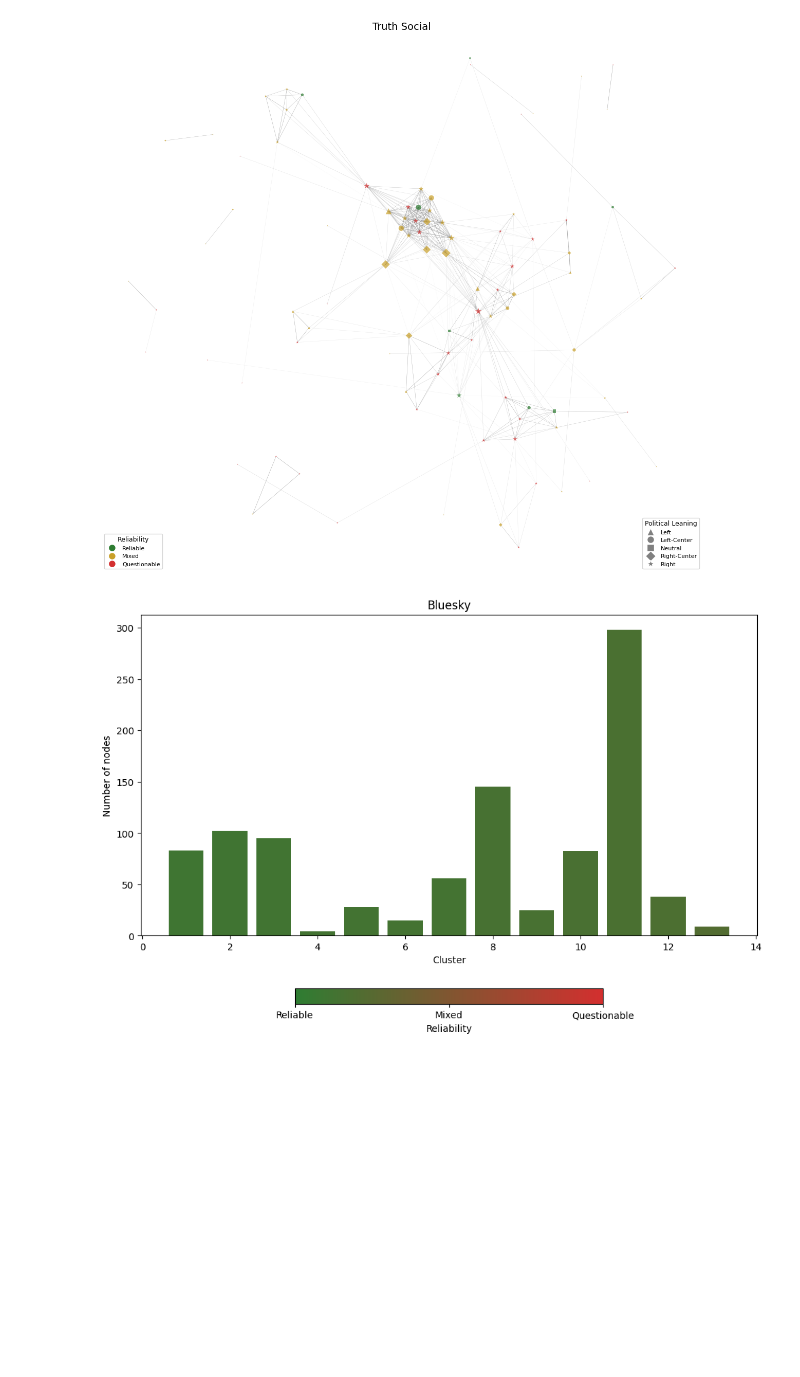
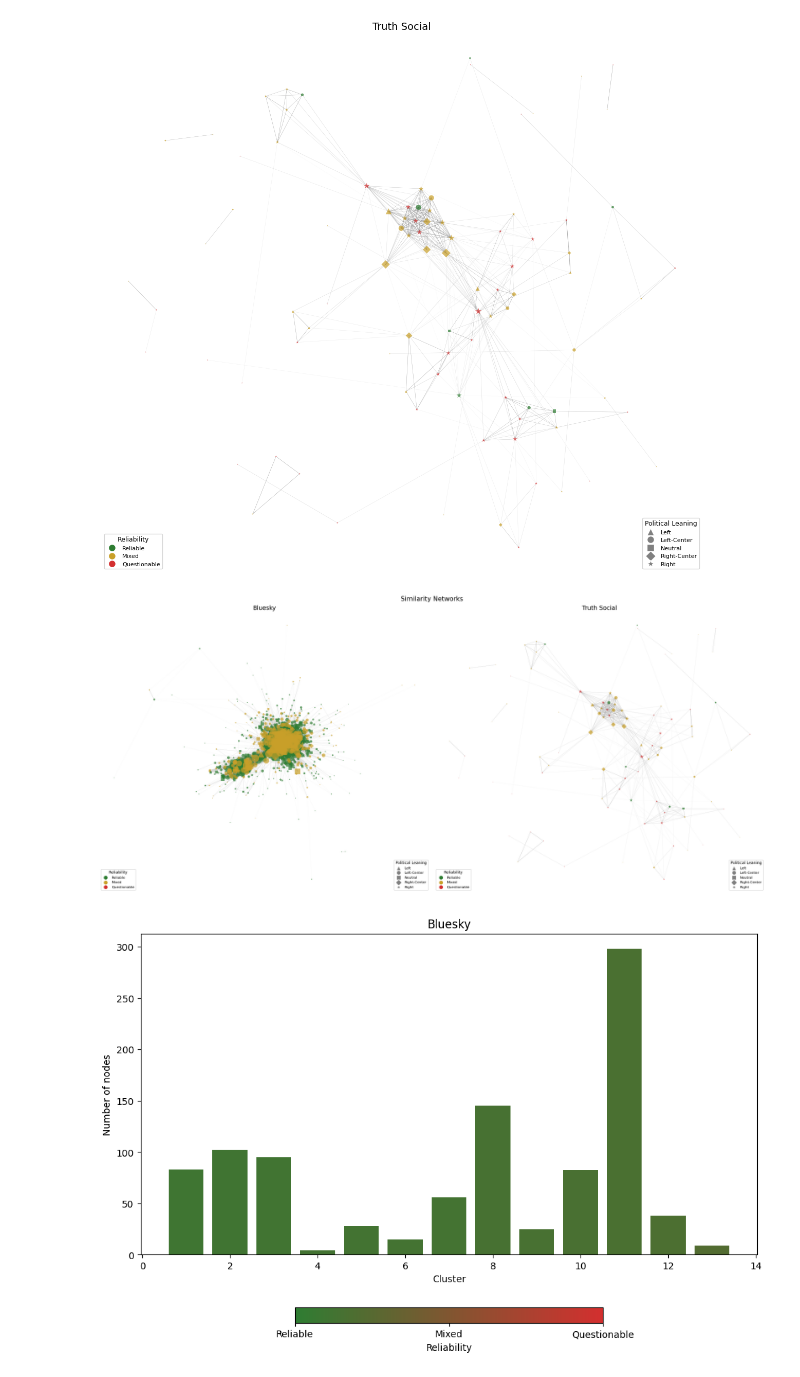
Before and after one commit to kdefeo5/bksytruth, a Jupyter notebook: 09_DissertationNetworkAnalysis.ipynb, the cells around one changed output. Drawn from its saved outputs; the diff is of its cells as text; code cells hidden in the pictures; blank space fills up the shorter version.

Commit message:
updates to topics, results and network analysis visuals and outputs

```diff
--- a/09_DissertationNetworkAnalysis.ipynb
+++ b/09_DissertationNetworkAnalysis.ipynb
@@ -206,6 +206,55 @@ plot_network(G_truth, 'Truth Social', f'{CLEAN}/fig_network_truth_louvain.png')
 # %% [output]
 [figure]
 [figure]
+# %%
+## plot networks # side by side
+
+def plot_network(G, title, save_path, ax=None):
+    pos = nx.spring_layout(G, k=0.3, seed=42, iterations=50)
+    standalone = ax is None
+    if standalone:
+        fig, ax = plt.subplots(figsize=(12, 11))
+    weights = [G[u][v]['weight'] for u, v in G.edges()]
+    w_min, w_max = min(weights), max(weights)
+    for (u, v), w in zip(G.edges(), weights):
+        alpha = 0.05 + 0.8 * (w - w_min) / (w_max - w_min + 1e-9)
+        ax.plot([pos[u][0], pos[v][0]], [pos[u][1], pos[v][1]],
+                color='gray', alpha=alpha, linewidth=0.3, zorder=0)
+    for rel in ['Reliable', 'Mixed', 'Questionable']:
+        for lean in ['Left', 'Left-Center', 'Neutral', 'Right-Center', 'Right']:
+            subset = [n for n in G.nodes() if
+                      G.nodes[n].get('reliability') == rel and
+                      G.nodes[n].get('leaning') == lean]
+            if not subset:
+                continue
+            x = [pos[n][0] for n in subset]
+            y = [pos[n][1] for n in subset]
+            sizes = [min(G.degree(n) * 3, 300) for n in subset]
+            ax.scatter(x, y, c=RELIABILITY_COLORS[rel], marker=LEANING_MARKERS[lean],
+                      s=sizes, alpha=0.7, edgecolors='none', zorder=1)
+    rel_handles = [Line2D([0], [0], marker='o', color='w', markerfacecolor=c, markersize=10, label=l)
+                   for l, c in RELIABILITY_COLORS.items()]
+    lean_handles = [Line2D([0], [0], marker=m, color='w', markerfacecolor='gray', markersize=10, label=l)
+                    for l, m in LEANING_MARKERS.items()]
+    leg1 = ax.legend(handles=rel_handles, title='Reliability', loc='lower left', fontsize=8, title_fontsize=9)
+    ax.add_artist(leg1)
+    ax.legend(handles=lean_handles, title='Political Leaning', loc='lower right', fontsize=8, title_fontsize=9)
+    ax.set_title(title, fontsize=14)
+    ax.axis('off')
+    if standalone and save_path:
+        plt.tight_layout()
+        plt.savefig(save_path, dpi=150, bbox_inches='tight')
+        plt.show()
+
+fig, (ax1, ax2) = plt.subplots(1, 2, figsize=(22, 10))
+plot_network(G_bsky, 'Bluesky', None, ax=ax1)
+plot_network(G_truth, 'Truth Social', None, ax=ax2)
+plt.suptitle('Similarity Networks', fontsize=15)
+plt.tight_layout()
+plt.savefig(f'{CLEAN}/fig_networks_combined.png', dpi=150, bbox_inches='tight')
+plt.show()
+# %% [output]
+[figure, added]
 # %%
 ## plot communities
 
```
Also changed, not shown: parts of 4 cells of this notebook.
